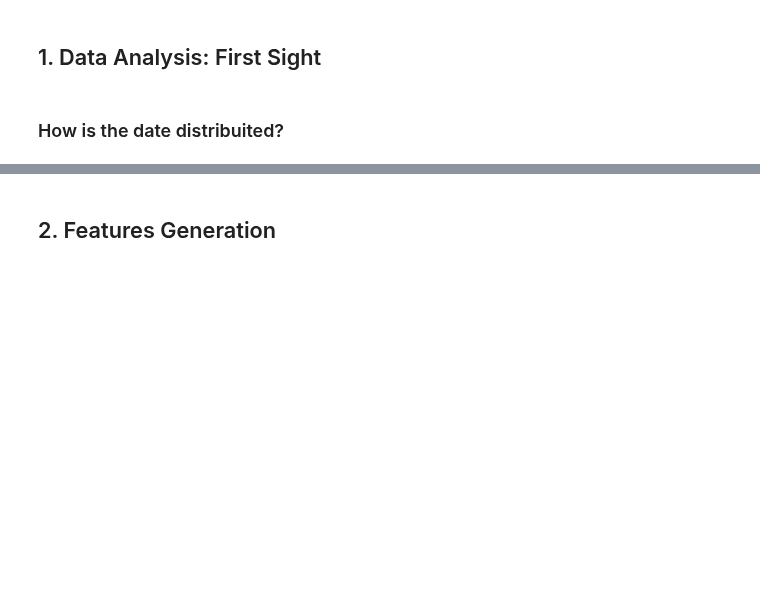
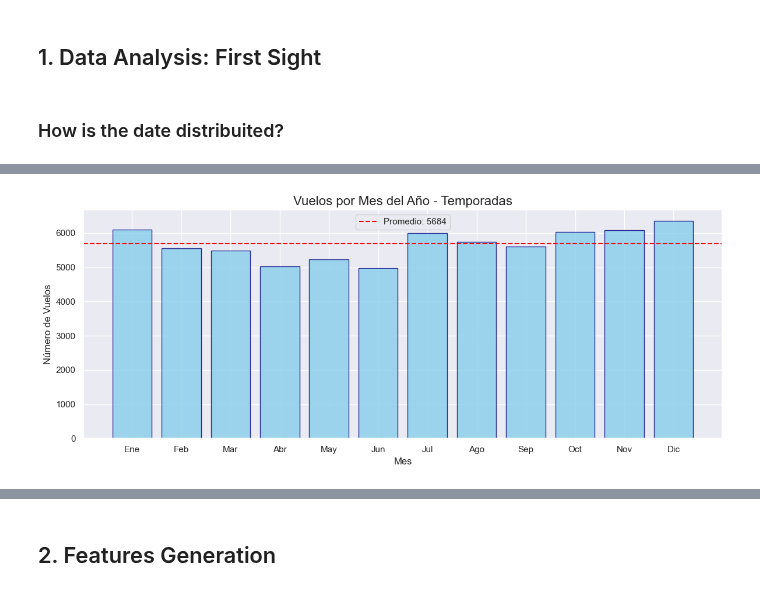
Before and after one commit to codificandoai/flight-delays, a Jupyter notebook: challenge/exploration.ipynb, the cells around one changed output, grey strips where cells are left out. Drawn from its saved outputs; the diff is of its cells as text; code cells hidden in the pictures; blank space fills up the shorter version.

```diff
--- a/challenge/exploration.ipynb
+++ b/challenge/exploration.ipynb
@@ -17,0 +155,20 @@ data.info()
+# %%
+# improved
+flights_by_month = data['MES'].value_counts().sort_index()
+meses = ['Ene','Feb','Mar','Abr','May','Jun','Jul','Ago','Sep','Oct','Nov','Dic']
+
+plt.figure(figsize=(12, 5))
+bars = plt.bar(range(1,13), flights_by_month.values,
+               color='skyblue', alpha=0.8, edgecolor='navy')
+plt.axhline(y=flights_by_month.mean(), color='red', linestyle='--',
+            label=f'Promedio: {flights_by_month.mean():.0f}')
+plt.title('Vuelos por Mes del Año - Temporadas', fontsize=16)
+plt.xlabel('Mes', fontsize=12)
+plt.ylabel('Número de Vuelos', fontsize=12)
+plt.xticks(range(1,13), meses, rotation=0)
+plt.legend()
+plt.tight_layout()
+plt.savefig('flights_by_month.png', dpi=300)
+plt.show()
+# %% [output]
+[figure, added]
```
Also changed, not shown: parts of 69 cells of this notebook, 2 other files.
